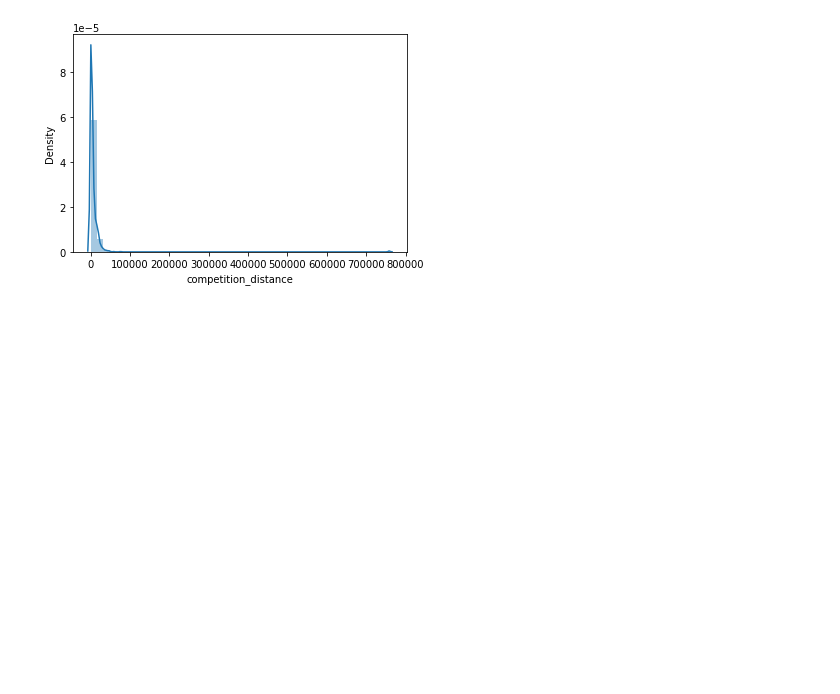
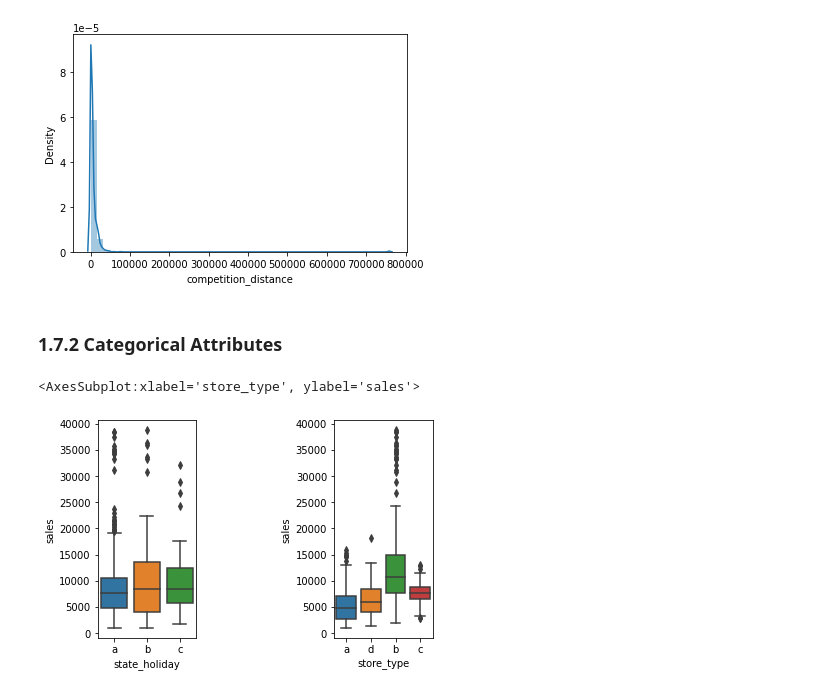
Before and after one commit to Edu-p/ds-project-model, a Jupyter notebook: notebooks/StoreSalesPrediction_md02_v01.ipynb, the cells around one changed output. Saved outputs shown, nothing was run; the diff lists cells and outputs as text; code cells hidden in the pictures; blank space fills up the shorter version.

```diff
--- a/notebooks/StoreSalesPrediction_md02_v01.ipynb
+++ b/notebooks/StoreSalesPrediction_md02_v01.ipynb
@@ -33,16 +34,18 @@ Index(['Store', 'DayOfWeek', 'Date', 'Sales', 'Customers', 'Open', 'Promo',
        'Promo2SinceYear', 'PromoInterval'],
       dtype='object')
 # %%
-cols_old = ['Store', 'DayOfWeek', 'Date', 'Sales', 'Customers', 'Open', 'Promo',
-       'StateHoliday', 'SchoolHoliday', 'StoreType', 'Assortment',
-       'CompetitionDistance', 'CompetitionOpenSinceMonth',
-       'CompetitionOpenSinceYear', 'Promo2', 'Promo2SinceWeek',
-       'Promo2SinceYear', 'PromoInterval']
+# cols_old = ['Store', 'DayOfWeek', 'Date', 'Sales', 'Customers', 'Open', 'Promo',
+#        'StateHoliday', 'SchoolHoliday', 'StoreType', 'Assortment',
+#        'CompetitionDistance', 'CompetitionOpenSinceMonth',
+#        'CompetitionOpenSinceYear', 'Promo2', 'Promo2SinceWeek',
+#        'Promo2SinceYear', 'PromoInterval']
 
-snakecase = lambda x: inflection.underscore( x  )
+# snakecase = lambda x: inflection.underscore( x )
 
-#fazer o mapeamento da nossa funçao snakecase em todas as minhas cols_old
-cols_new = list( map( snakecase, cols_old ) )
+# #fazer o mapeamento da nossa funçao snakecase em todas as minhas cols_old
+# cols_new = list( map( snakecase, cols_old ) )
+
+cols_new = [ 'store','day_of_week','date','sales','customers','open','promo','state_holiday','school_holiday','store_type','assortment','competition_distance','competition_open_since_month','competition_open_since_year','promo2','promo2_since_week','promo2_since_year','promo_interval' ]
 
 # renaming
 df1.columns = cols_new
@@ -266,3 +264,5 @@ sns.distplot( df1['competition_distance'] )
 # %% [output]
 <AxesSubplot:xlabel='competition_distance', ylabel='Density'>
 [figure]
+# %% [markdown]
+### 1.7.2 Categorical Attributes
@@ -268,0 +271,18 @@ sns.distplot( df1['competition_distance'] )
+# %%
+aux1 = df1[ ( df1['state_holiday'] != '0' ) & ( df1['sales'] > 0 )] # para tirar os que nao tem vendas ou nao tem estaçao
+
+plt.subplot( 1,3,1 )
+sns.boxplot( x='state_holiday' , y='sales' , data=aux1 )
+
+plt.subplot( 1,3,3 )
+sns.boxplot( x='store_type' , y='sales' , data=aux1 )
+
+# plt.subplot( 1,3,2 )
+# sns.boxplot( x='assortment' , y='sales' , data=aux1 )
+
+#o grafico é dividido em quartis, senod o do meio o 75  e25, a linha representa a mediana quartil 50
+# video do meigarom representa mt bem o que a  gente deve olhar quando ver esse tipo de grafico
+# modulo 2 , video 3
+# %% [output]
+<AxesSubplot:xlabel='store_type', ylabel='sales'>
+[figure, added]
```
Also changed, not shown: parts of 6 cells of this notebook.
